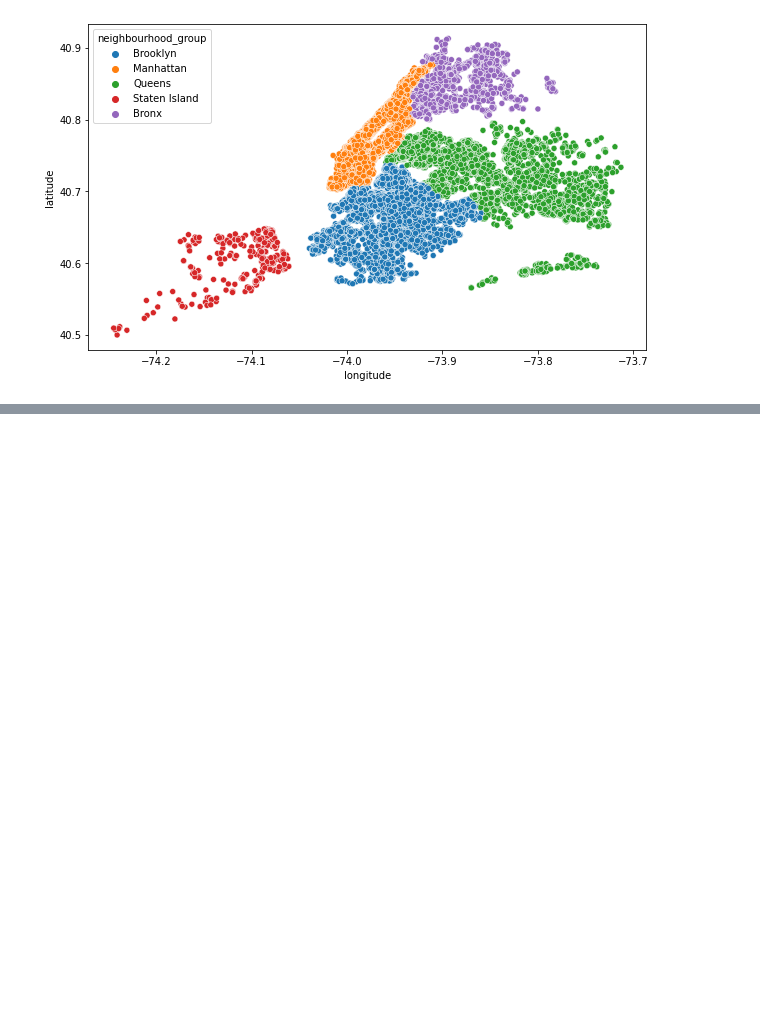
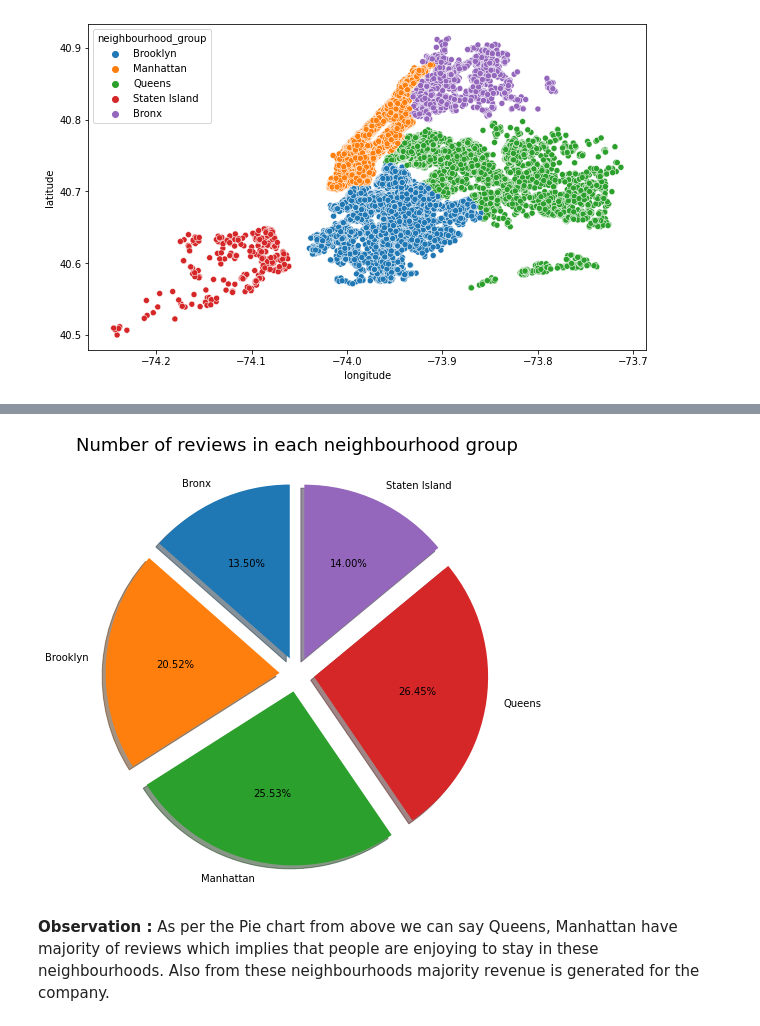
Before and after one commit to shubh4866/Air_bnb_Almabetter-, a Jupyter notebook: Air_bnb_Project(git).ipynb, the cells around one changed output, grey strips where cells are left out. Cells and saved outputs as stored; diff of their text form; code cells hidden in the pictures; blank space fills up the shorter version.

```diff
--- a/Air_bnb_Project(git).ipynb
+++ b/Air_bnb_Project(git).ipynb
@@ -196,0 +315,11 @@ areas_review_rept.columns
+# %%
+# Visualising the number of reviews in each neighbourhood group through pie chart
+plt.rcParams['figure.figsize'] = (13,8)
+reviews = areas_review_rept['number_of_reviews']
+plt.pie(reviews, labels = areas_review_rept['neighbourhood_group'], autopct ='%0.2f%%', startangle =90, explode = [0.1,0.1,0.1,0.1,0.1], shadow = True )
+plt.title('Number of reviews in each neighbourhood group', {'fontsize': 18})
+plt.show()
+# %% [output]
+[figure, added]
+# %% [markdown]
+**Observation :** As per the Pie chart from above we can say Queens, Manhattan have majority of reviews which implies that people are enjoying to stay in these neighbourhoods. Also from these neighbourhoods majority revenue is generated for the company.
```
Also changed, not shown: parts of 46 cells of this notebook.
